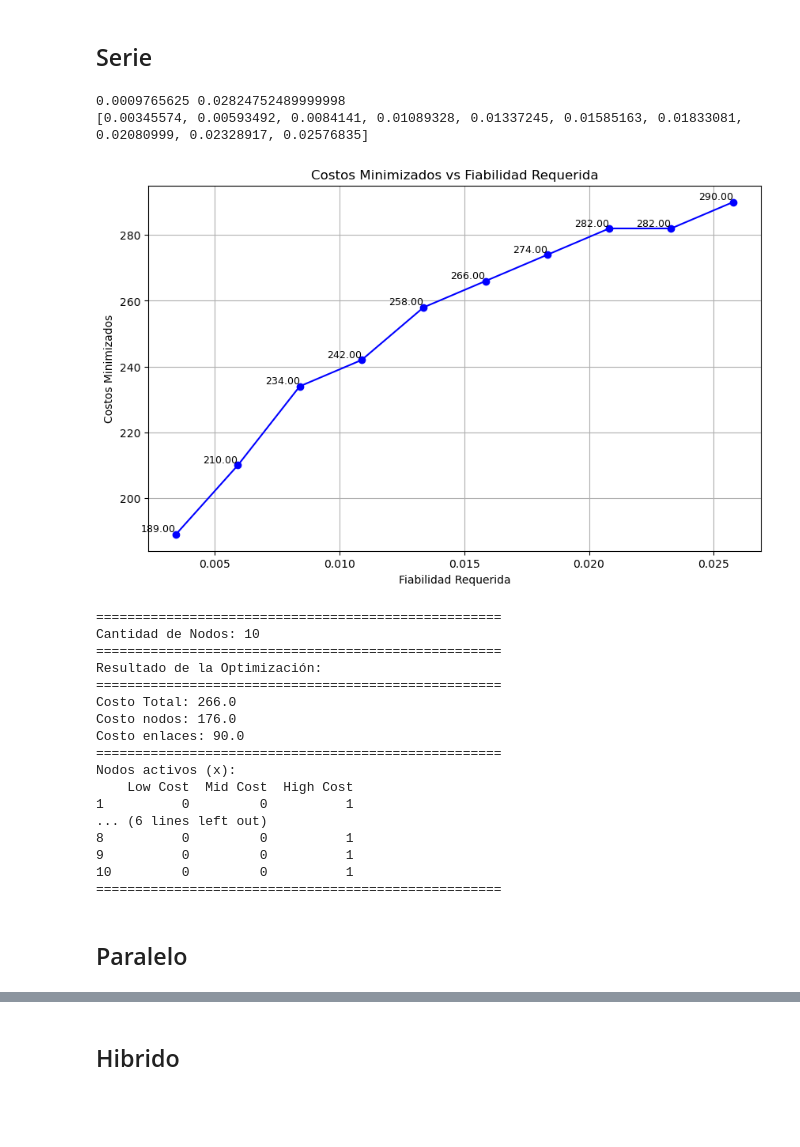
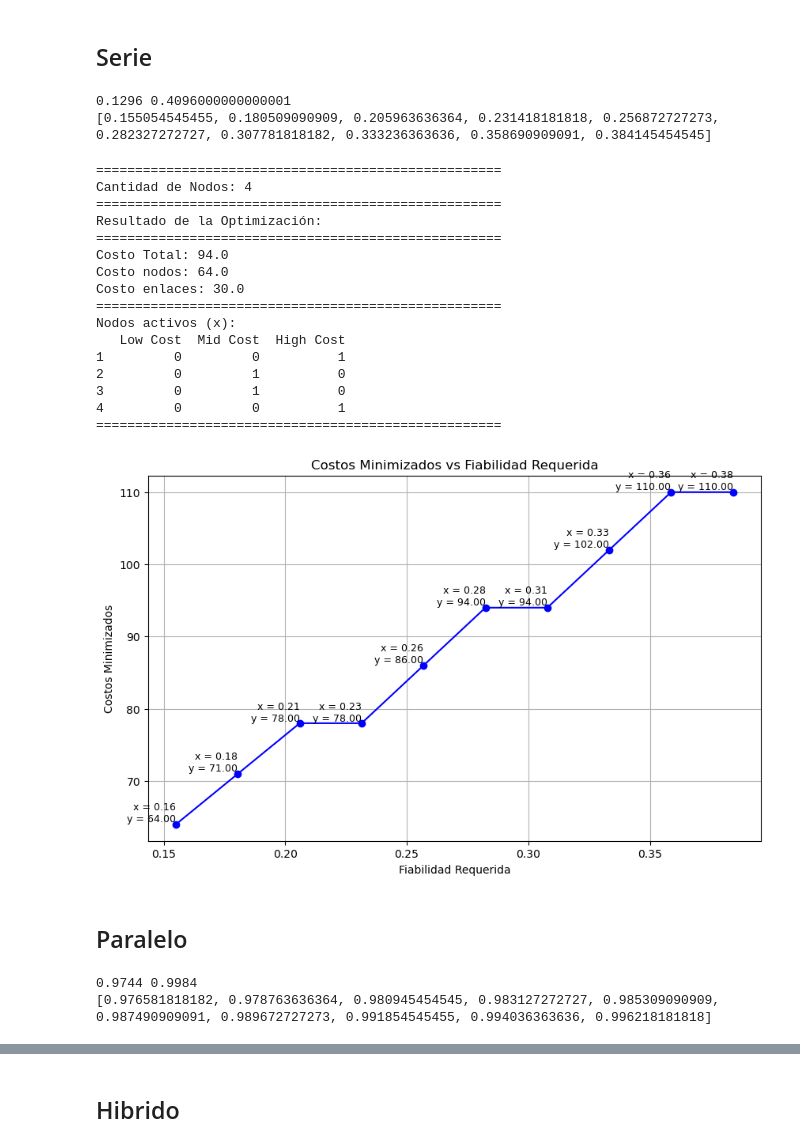
Before and after one commit to danielpuliche/optimization_model, a Jupyter notebook: New/main.ipynb, the cells around one changed output, grey strips where cells are left out. Drawn from its saved outputs; the diff is of its cells as text; code cells hidden in the pictures; blank space fills up the shorter version.

Commit message:
Se añaden gráficas a las pruebas en serie y paralelo

```diff
--- a/New/main.ipynb
+++ b/New/main.ipynb
@@ -7,10 +7,10 @@ from Modelos.parallel_model import parallel_model
 from Modelos.hibrid_model import hibrid_model
 from utils.utils import mostrarResultadosTabla, generate_equidistant_list, graficar_costos_minimizados
 # %%
-totalNodes = 10
+totalNodes = 4
 linkCost = 10
 costByNodeType = {0: 5, 1: 12, 2: 20}
-reliabilityByNodeType = {0: 0.5, 1: 0.6, 2: 0.7}
+reliabilityByNodeType = {0: 0.6, 1: 0.7, 2: 0.8}
 baseModel = base_model(totalNodes, costByNodeType)
 # %% [output]
 Restricted license - for non-production use only - expires 2026-11-23
@@ -19,54 +19,65 @@ Restricted license - for non-production use only - expires 2026-11-23
 # %% [markdown]
 ## Serie
 # %%
-# Obtener la confiabilidad mínima y máxima obtenibles
+# Obtener la confiabilidad mínima y máxima obtenibles para el modelo serie
 # Hacer una lista de confiabilidades equidistantes entre la mínima y máxima
 seriesMinReliability = reliabilityByNodeType[0] ** totalNodes
 seriesMaxReliability = reliabilityByNodeType[2] ** totalNodes
-requiredReliabilities = generate_equidistant_list(seriesMinReliability, seriesMaxReliability, 10)
+seriesRequiredReliabilities = generate_equidistant_list(seriesMinReliability, seriesMaxReliability, 10)
 print(seriesMinReliability, seriesMaxReliability)
-print(requiredReliabilities)
+print(seriesRequiredReliabilities)
 # %% [output]
-0.0009765625 0.02824752489999998
-[0.00345574, 0.00593492, 0.0084141, 0.01089328, 0.01337245, 0.01585163, 0.01833081, 0.02080999, 0.02328917, 0.02576835]
+0.1296 0.4096000000000001
+[0.155054545455, 0.180509090909, 0.205963636364, 0.231418181818, 0.256872727273, 0.282327272727, 0.307781818182, 0.333236363636, 0.358690909091, 0.384145454545]
-# %%
-# Crear y optimizar el modelo en serie
-try:
-    serieMinimizedCosts = []
-    for reqReliability in requiredReliabilities:
-        minCost, seriesVars, seriesModel = serie_model(baseModel, totalNodes, linkCost, reliabilityByNodeType, reqReliability)
-        serieMinimizedCosts.append(minCost)
-    graficar_costos_minimizados(requiredReliabilities, serieMinimizedCosts)
-except ValueError as e:
-    print(f"Error: {e}")
-# %% [output]
-[figure, old version]
 # %%
+# Crear y optimizar el modelo en serie
 try:
-    seriesMinCost, seriesVars, seriesModel = serie_model(baseModel, totalNodes, linkCost, reliabilityByNodeType, requiredReliabilities[5])
+    seriesMinCost, seriesVars, seriesModel = serie_model(baseModel, totalNodes, linkCost, reliabilityByNodeType, seriesRequiredReliabilities[5])
     mostrarResultadosTabla(totalNodes, seriesMinCost, seriesVars)
 except Exception as e:
     print(f"Error: {e}")
 # %% [output]
 ====================================================
-Cantidad de Nodos: 10
+Cantidad de Nodos: 4
 ====================================================
 Resultado de la Optimización:
 ====================================================
-Costo Total: 266.0
-Costo nodos: 176.0
-Costo enlaces: 90.0
+Costo Total: 94.0
+Costo nodos: 64.0
+Costo enlaces: 30.0
 ====================================================
 Nodos activos (x):
-    Low Cost  Mid Cost  High Cost
-1          0         0          1
-... (6 lines left out)
-8          0         0          1
-9          0         0          1
-10         0         0          1
+   Low Cost  Mid Cost  High Cost
+1         0         0          1
+2         0         1          0
+3         0         1          0
+4         0         0          1
 ====================================================
+# %%
+# Graficar los costos minimizados para cada confiabilidad requerida
+try:
+    serieMinimizedCosts = []
+    for reqReliability in seriesRequiredReliabilities:
+        minCost, seriesVars, seriesModel = serie_model(baseModel, totalNodes, linkCost, reliabilityByNodeType, reqReliability)
+        serieMinimizedCosts.append(minCost)
+    graficar_costos_minimizados(seriesRequiredReliabilities, serieMinimizedCosts)
+except ValueError as e:
+    print(f"Error: {e}")
+# %% [output]
+[figure, new version]
 # %% [markdown]
 ## Paralelo
+# %%
+# Obtener la confiabilidad mínima y máxima obtenibles para el modelo en paralelo
+# Hacer una lista de confiabilidades equidistantes entre la mínima y máxima
+parallelMinReliability = 1 - ((1 - reliabilityByNodeType[0]) ** totalNodes)
+parallelMaxReliability = 1 - ((1 - reliabilityByNodeType[2]) ** totalNodes)
+parallelRequiredReliabilities = generate_equidistant_list(parallelMinReliability, parallelMaxReliability, 10)
+print(parallelMinReliability, parallelMaxReliability)
+print(parallelRequiredReliabilities)
+# %% [output]
+0.9744 0.9984
+[0.976581818182, 0.978763636364, 0.980945454545, 0.983127272727, 0.985309090909, 0.987490909091, 0.989672727273, 0.991854545455, 0.994036363636, 0.996218181818]
 # %%
 # Crear y optimizar el modelo en paralelo
 try:
```
Also changed, not shown: parts of 3 cells of this notebook.
